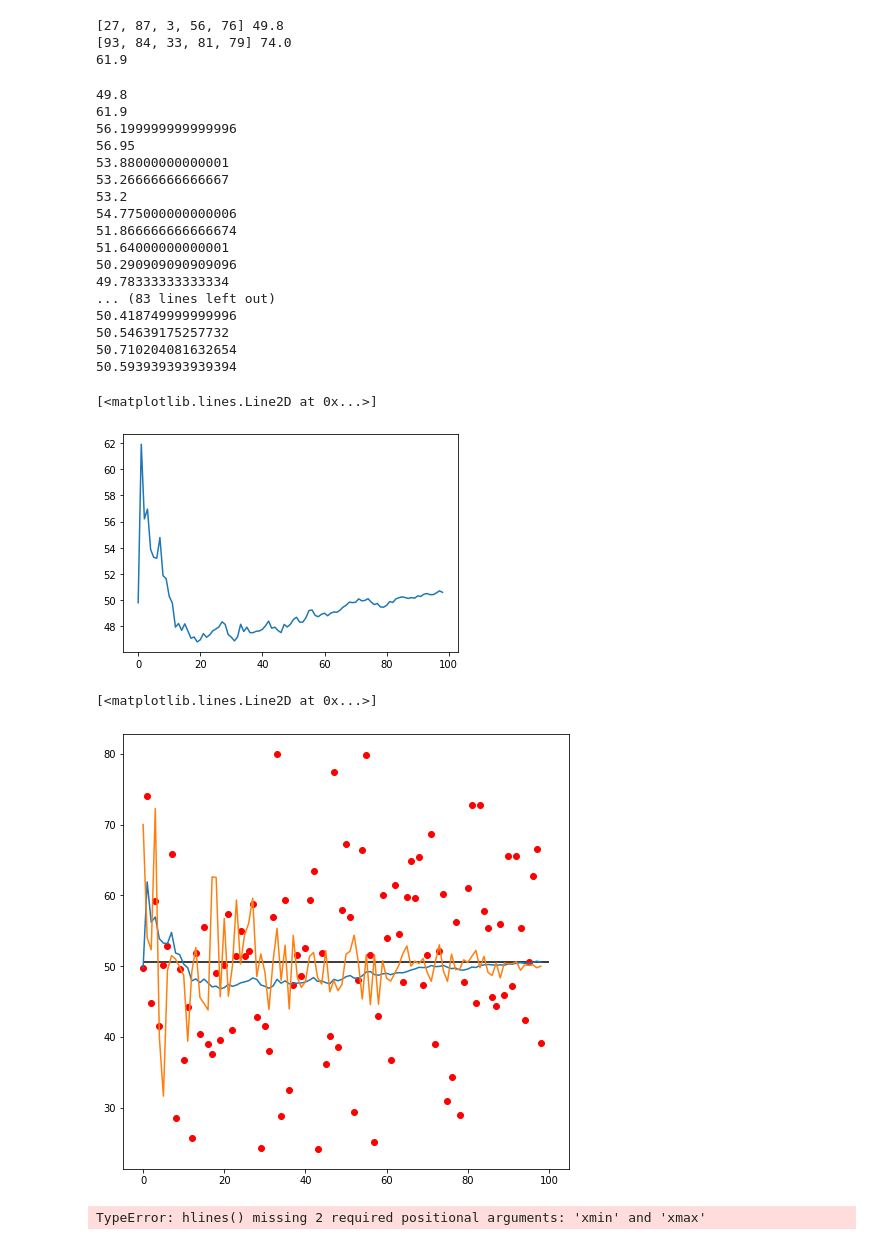
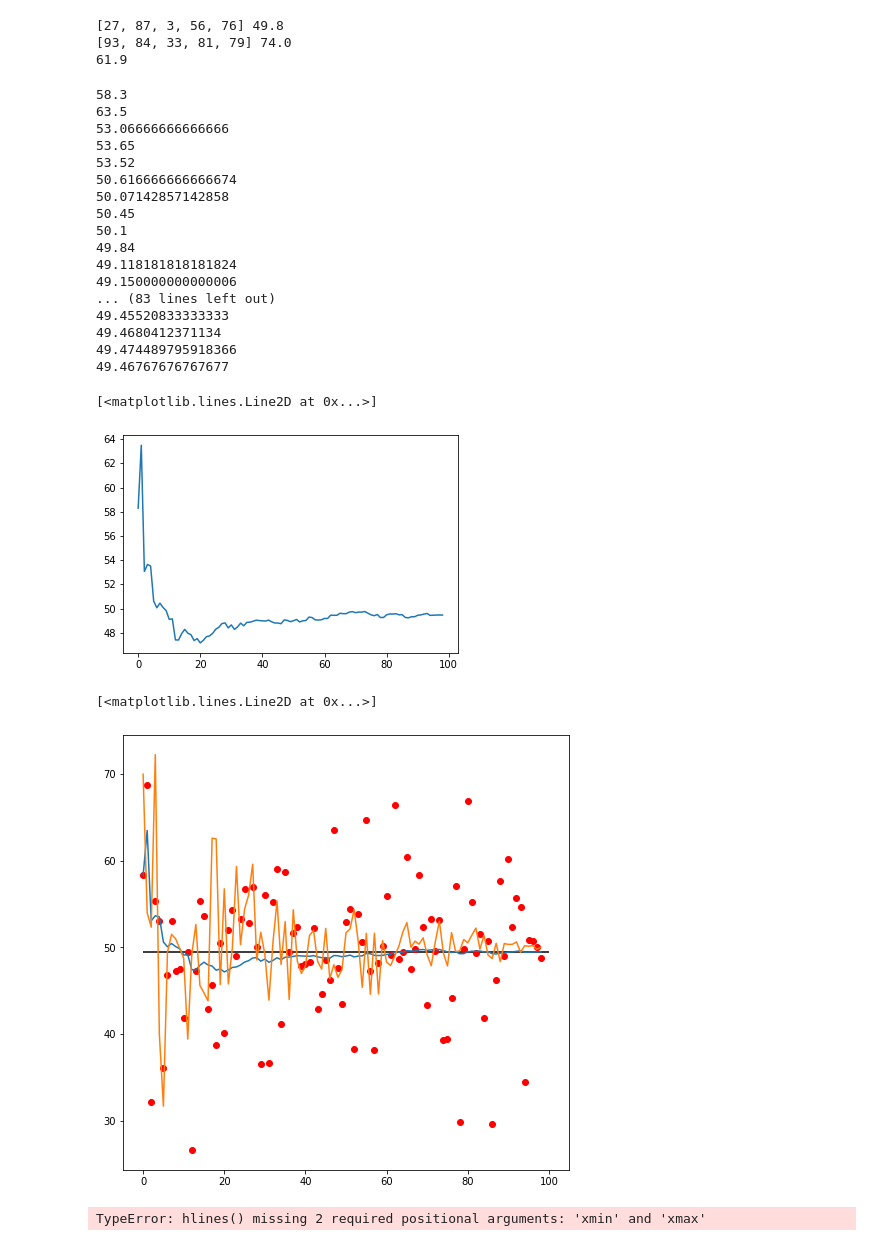
Before and after one commit to MaartenKool/CookBooks, a Jupyter notebook: CltAndLlnIllustration.ipynb, the cells around one changed output. Saved outputs shown, nothing was run; the diff lists cells and outputs as text; code cells hidden in the pictures.

```diff
--- a/CltAndLlnIllustration.ipynb
+++ b/CltAndLlnIllustration.ipynb
@@ -211,34 +211,34 @@ print(mean(means))
 # %%
 meanofmeans = []
 for i in range(1,100):
     num_samples = i
     means = []
     for r in range(num_samples):
-        means.append(df.sample(5, random_state=r).mean())
+        means.append(df.sample(10, random_state=r).mean())
 #         print(df.sample(5, random_state=r).values.tolist(), df.sample(5, random_state=r).mean() )
     print(mean(means))
     meanofmeans.append(mean(means))
 plt.plot(meanofmeans)
 # %% [output]
-49.8
-61.9
-56.199999999999996
-56.95
-53.88000000000001
-53.26666666666667
-53.2
-54.775000000000006
-51.866666666666674
-51.64000000000001
-50.290909090909096
-49.78333333333334
+58.3
+63.5
+53.06666666666666
+53.65
+53.52
+50.616666666666674
+50.07142857142858
+50.45
+50.1
+49.84
+49.118181818181824
+49.150000000000006
 ... (83 lines left out)
-50.418749999999996
-50.54639175257732
-50.710204081632654
-50.593939393939394
+49.45520833333333
+49.4680412371134
+49.474489795918366
+49.46767676767677
 [<matplotlib.lines.Line2D at 0x...>]
-[figure, old version]
+[figure, new version]
 # %%
 import matplotlib.pyplot as plt
 # %%
@@ -249,7 +249,7 @@ plt.plot(meanofmeans)
 plt.plot(meansample)
 # %% [output]
 [<matplotlib.lines.Line2D at 0x...>]
-[figure, old version]
+[figure, new version]
 # %%
 plt.hlines(mean(means))
 # %% [output]
```
Also changed, not shown: 3 other files.
